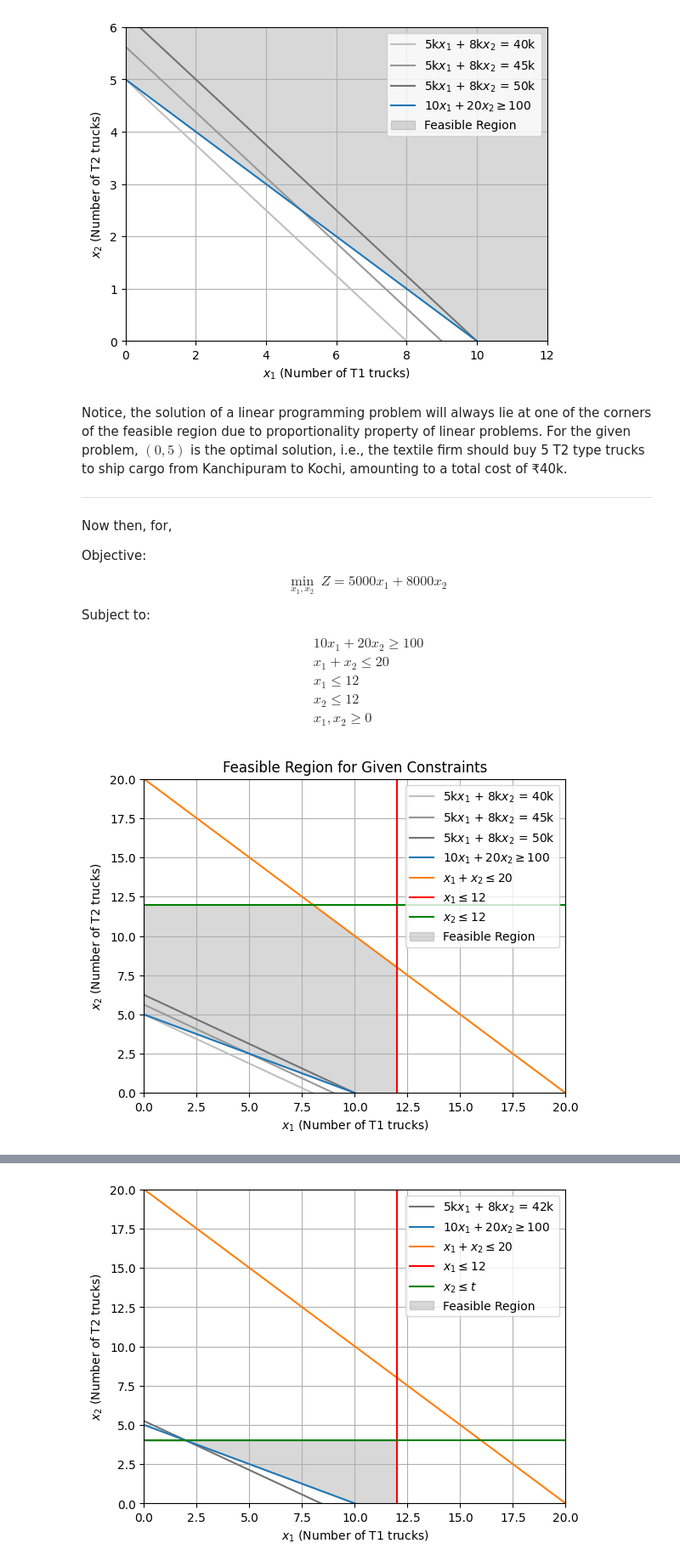
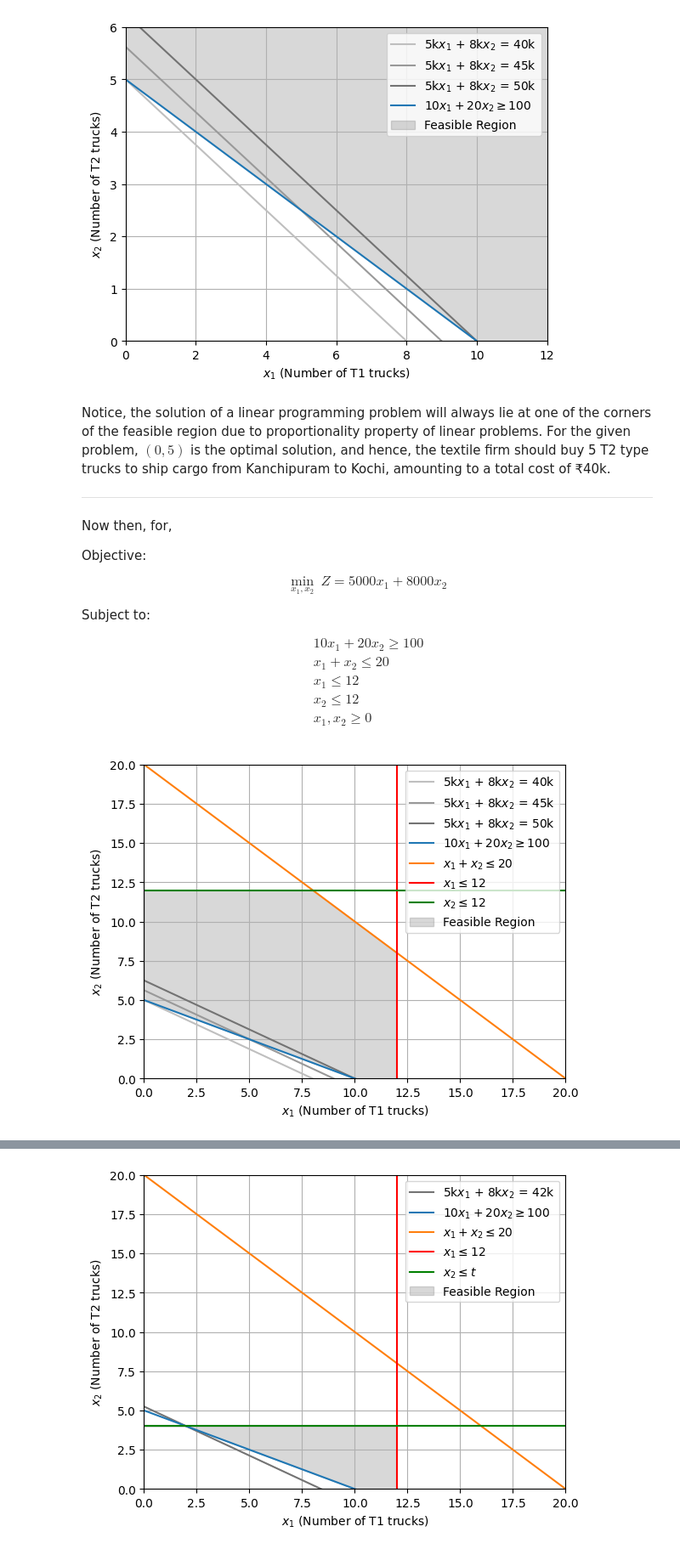
Before and after one commit to anmpahwa/CE5972, a Jupyter notebook: book/content/lecture_05.ipynb, the cells around one changed output, grey strips where cells are left out. Shown at 85% size. Drawn from its saved outputs; the diff is of its cells as text; code cells hidden in the pictures.

```diff
--- a/book/content/lecture_05.ipynb
+++ b/book/content/lecture_05.ipynb
@@ -252,8 +252,8 @@ x1 = np.linspace(0, b1/a11 * 1.5, 100)
 C = [40000, 45000, 50000]  # Adjust these as needed
 
 for i,c in enumerate(C):
-  # Calculate x2 value for iscost line c1x2 + c2x2 = c
-  x2 = (c - 5000 * x1) / 8000
+  # Calculate x2 value for iscost line c1 * x1 + c2 * x2 = c
+  x2 = (c - c1 * x1) / c2
   # Plot the isocost lines
   plt.plot(x1, x2, color=str(0.75-0.15*i), label=f'{c1//1000}k$x_1$ + {c2//1000}k$x_2$ = {c//1000}k')
 
@@ -279,7 +279,7 @@ plt.show()
 # %% [output]
 [figure]
 # %% [markdown]
-Notice, the solution of a linear programming problem will always lie at one of the corners of the feasible region due to proportionality property of linear problems. For the given problem, $(0,5)$ is the optimal solution, i.e., the textile firm should buy 5 T2 type trucks to ship cargo from Kanchipuram to Kochi, amounting to a total cost of ₹40k.
+Notice, the solution of a linear programming problem will always lie at one of the corners of the feasible region due to proportionality property of linear problems. For the given problem, $(0,5)$ is the optimal solution, and hence, the textile firm should buy 5 T2 type trucks to ship cargo from Kanchipuram to Kochi, amounting to a total cost of ₹40k.
 
 ---
 
@@ -320,37 +320,36 @@ x1 = np.linspace(0, max(b1/a11, b2/a21, b3/a31), 400)
 C = [40000, 45000, 50000]  # Adjust these as needed
 
 for i,c in enumerate(C):
-  # Calculate x2 value for isocost line c1x2 + c2x2 = c
-  x2 = (c - 5000 * x1) / 8000
+  # Calculate x2 value for isocost line c1 * x1 + c2 * x2 = c
+  x2 = (c - c1 * x1) / c2
   # Plot the isocost lines
   plt.plot(x1, x2, color=str(0.75-0.15*i), label=f'{c1//1000}k$x_1$ + {c2//1000}k$x_2$ = {c//1000}k')
 
 # Calculate x2 values for each constraint
 x2_1 = (b1 - a11 * x1) / a12  # From a11 * x1 + a12 * x2 >= b1
 x2_2 = (b2 - a21 * x1) / a22  # From a21 * x1 + a22 * x2 <= b2
 x2_3 = np.full_like(x1, b3)   # From a31 * x1 <= b3
 x2_4 = np.full_like(x1, b4)   # From a42 * x2 <= b4
 
 # Plot the constraints
 plt.plot(x1, x2_1, label=fr'${a11}x_1 + {a12}x_2 \geq {b1}$')
 plt.plot(x1, x2_2, label=fr'$x_1 + x_2 \leq {b2}$')
 plt.axvline(x=b3, label=fr'$x_1 \leq {b3}$', color='red')
 plt.axhline(y=b4, label=fr'$x_2 \leq {b4}$', color='green')
 
 # Fill the feasible region where all constraints are satisfied
 plt.fill_between(x1, np.minimum(x2_1, b4), np.minimum(x2_2,b4), where=(x1 <= b3) & (x2_2 >= x2_1), color='grey', alpha=0.3, label="Feasible Region")
 
 # Set plot attributes
 plt.xlim(0, max(b1/a11, b2/a21))
 plt.ylim(0, max(b1/a12, b2/a22))
 plt.xlabel(r'$x_1$ (Number of T1 trucks)')
 plt.ylabel(r'$x_2$ (Number of T2 trucks)')
-plt.title("Feasible Region for Given Constraints")
 plt.legend()
 plt.grid(True)
 
 # Display th eplot
 plt.show()
 # %% [output]
-[figure, old version]
+[figure, new version]
 # %% [markdown]
```
Also changed, not shown: parts of 4 cells of this notebook, 1 other file.
